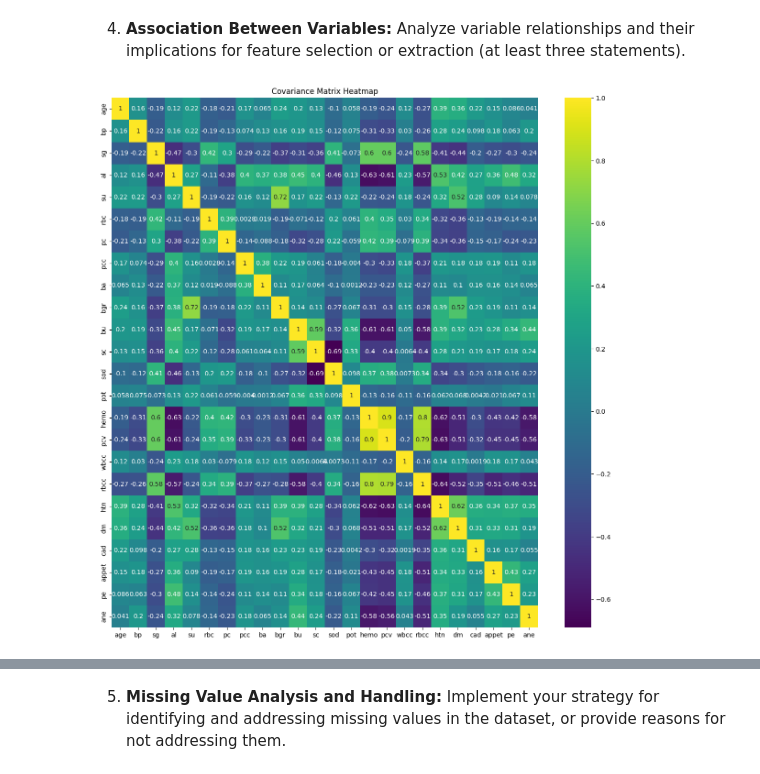
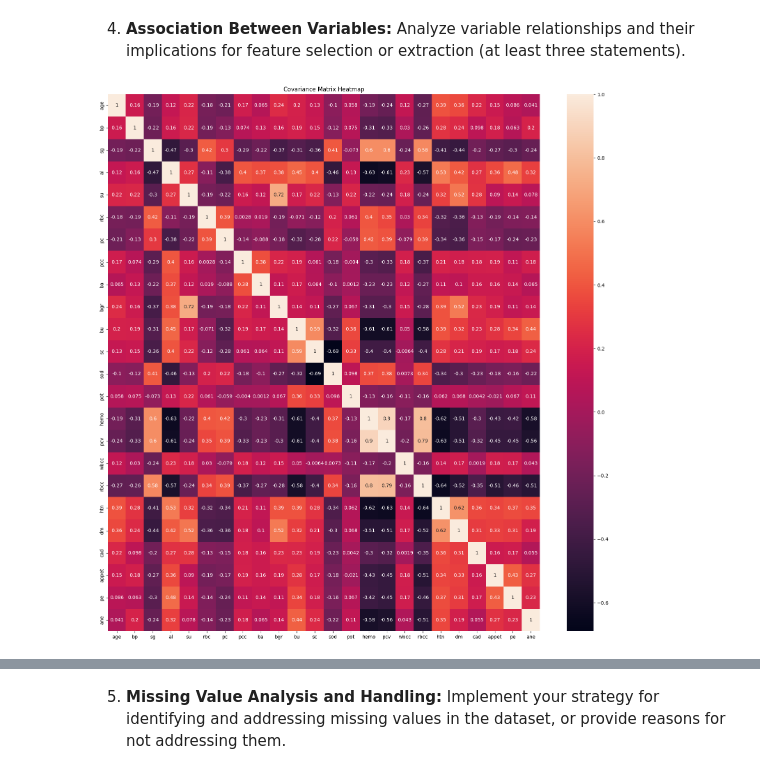
Before and after one commit to dail9/3da-assignment6, a Jupyter notebook: assignment6.ipynb, the cells around one changed output, grey strips where cells are left out. Saved outputs shown, nothing was run; the diff lists cells and outputs as text; code cells hidden in the pictures.

```diff
--- a/assignment6.ipynb
+++ b/assignment6.ipynb
@@ -339,12 +336,13 @@ There are 9 missing values in "age", 12 missing values in "bp", 47 missing value
 # %% [markdown]
 2. **Variable Transformation:** Implement any transformations chosen or justify the absence of such modifications.
 # %%
+X1 = X.copy()
 columns_to_convert = ['sg', 'al','su']
 for col in columns_to_convert:
-    X[col] = pd.Categorical(X[col])
+    X1[col] = pd.Categorical(X1[col])
 
 object_convert =["rbc", "pc", "pcc", "ba", "htn", "dm", "cad", "appet", "pe", "ane"]
 for col in object_convert:
-    X[col] = X[col].astype('category').cat.codes
-X.dtypes
+    X1[col] = X1[col].astype('category').cat.codes
+X1.dtypes
 # %% [output]
@@ -426,7 +414,8 @@ y.head()
 # %%
-float_col = X.select_dtypes(include=['float64']).columns
-object_col = X.select_dtypes(include=['object']).columns
+float_col = X1.select_dtypes(include=['float64']).columns
+object_col = X1.select_dtypes(include=['object']).columns
 # %%
+#way2
 binary = {'rbc':{'normal':1,'abnormal':0},
           'pc':{'normal':1,'abnormal':0},
           'pcc':{'present':1,'notpresent':0},
@@ -439,3 +428,8 @@ binary = {'rbc':{'normal':1,'abnormal':0},
           'ane':{'yes':1,'no':0}
 
           }
+
+for i,j in binary.items():
+    X1[i] = X1[i].replace(j)
+
+X1
@@ -467,5 +450,5 @@ X
 # %%
 scale = StandardScaler()
-X[float_col] = scale.fit_transform(X[float_col])
-X.head()
+X1[float_col] = scale.fit_transform(X1[float_col])
+X1
 # %% [output]
@@ -519,11 +522,10 @@ dtype: object
 # %% [markdown]
 4. **Association Between Variables:** Analyze variable relationships and their implications for feature selection or extraction (at least three statements).
 # %%
-plt.figure(figsize=(15, 15))
-sns.heatmap(X.corr(),
-        cmap='viridis',
+plt.figure(figsize=(20, 20))
+sns.heatmap(X1.corr(),
         annot=True)
 plt.title('Covariance Matrix Heatmap')
 plt.show()
 # %% [output]
-[figure, old version]
+[figure, new version]
```
Also changed, not shown: parts of 32 cells of this notebook.
